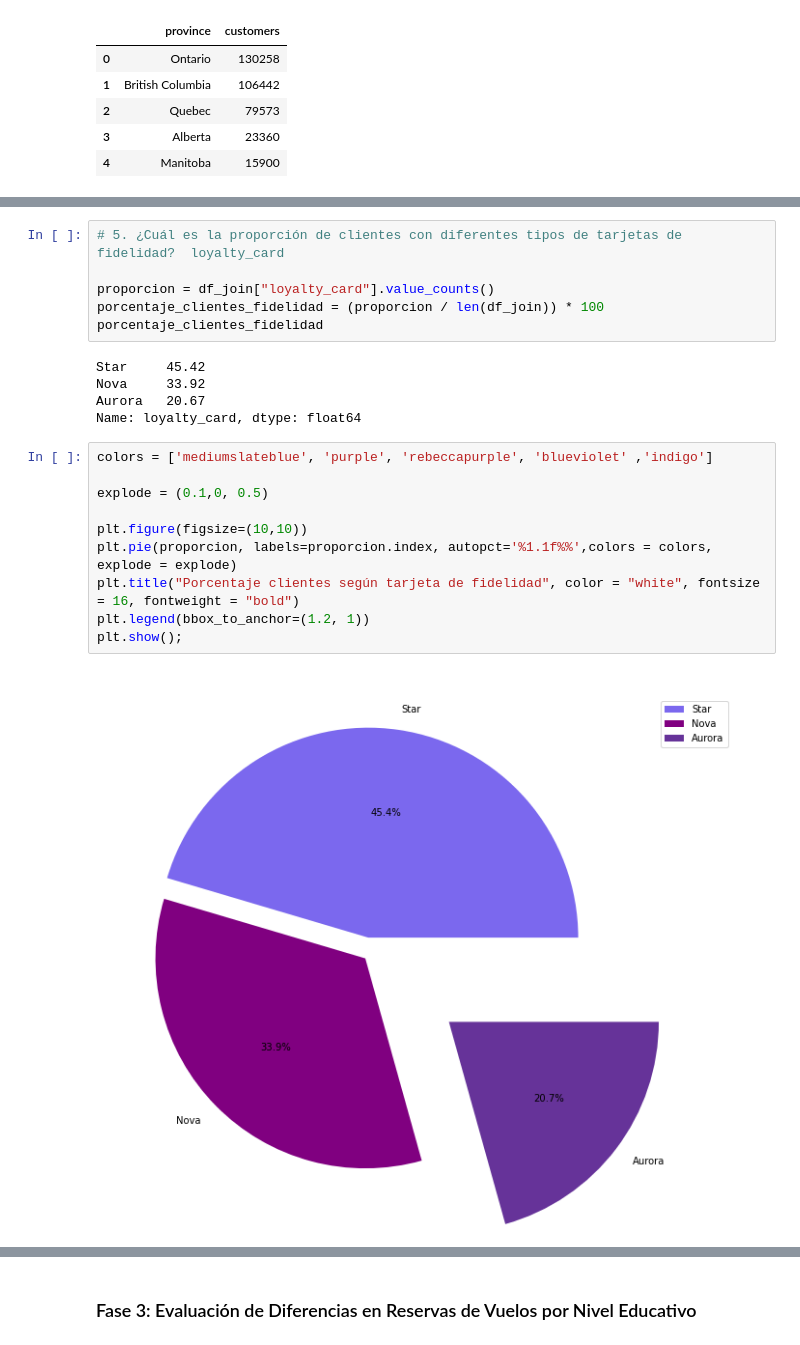
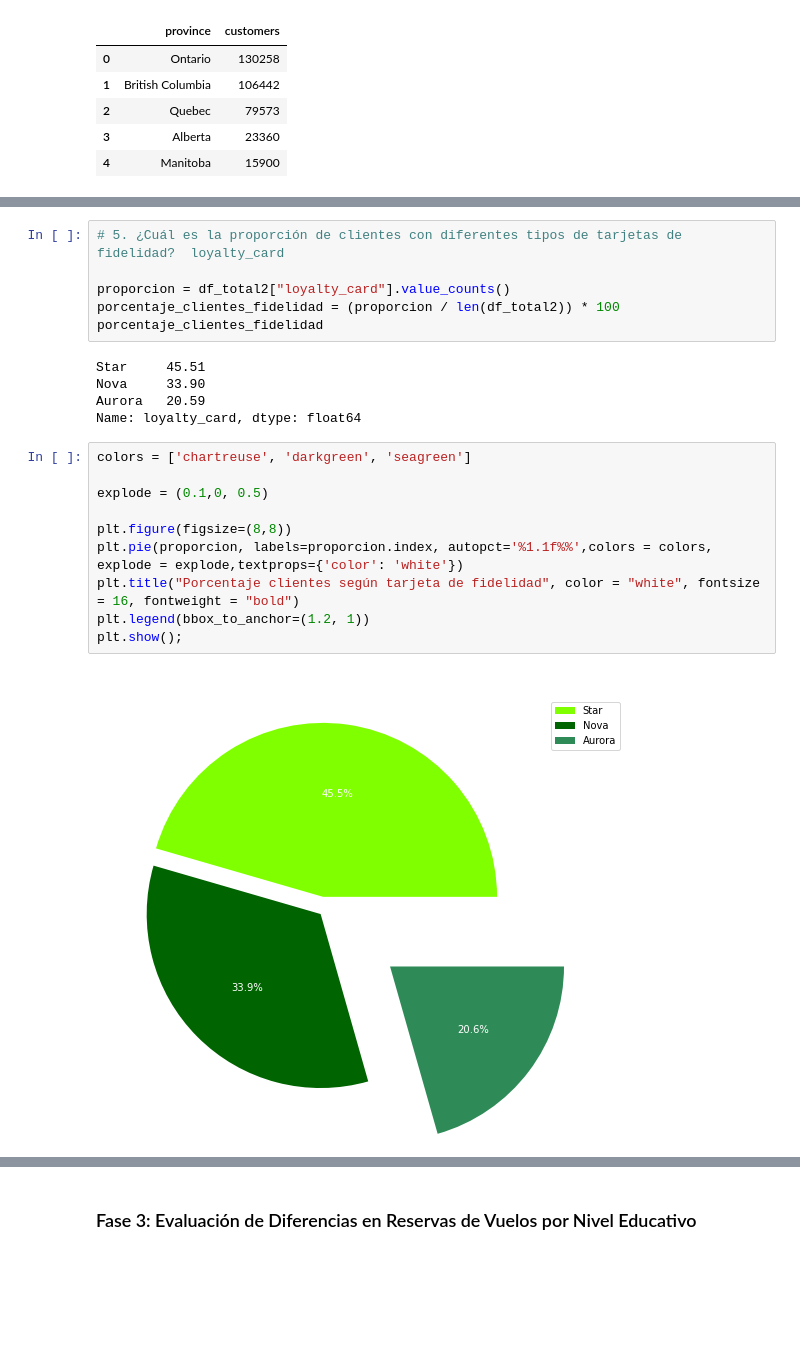
Before and after one commit to Adalab/bda-modulo-3-evaluacion-final-JohannaRL, a Jupyter notebook: final.ipynb, the cells around one changed output, grey strips where cells are left out. Saved outputs shown, nothing was run; the diff lists cells and outputs as text; blank space fills up the shorter version.

```diff
--- a/final.ipynb
+++ b/final.ipynb
@@ -441,26 +437,26 @@ plt.show()
 # %%
 # 5. ¿Cuál es la proporción de clientes con diferentes tipos de tarjetas de fidelidad?  loyalty_card
 
-proporcion = df_join["loyalty_card"].value_counts()
-porcentaje_clientes_fidelidad = (proporcion / len(df_join)) * 100
+proporcion = df_total2["loyalty_card"].value_counts()
+porcentaje_clientes_fidelidad = (proporcion / len(df_total2)) * 100
 porcentaje_clientes_fidelidad
 # %% [output]
-Star     45.42
-Nova     33.92
-Aurora   20.67
+Star     45.51
+Nova     33.90
+Aurora   20.59
 Name: loyalty_card, dtype: float64
 # %%
-colors = ['mediumslateblue', 'purple', 'rebeccapurple', 'blueviolet' ,'indigo']
+colors = ['chartreuse', 'darkgreen', 'seagreen']
 
 explode = (0.1,0, 0.5)
 
-plt.figure(figsize=(10,10))
-plt.pie(proporcion, labels=proporcion.index, autopct='%1.1f%%',colors = colors, explode = explode)
+plt.figure(figsize=(8,8))
+plt.pie(proporcion, labels=proporcion.index, autopct='%1.1f%%',colors = colors, explode = explode,textprops={'color': 'white'})
 plt.title("Porcentaje clientes según tarjeta de fidelidad", color = "white", fontsize = 16, fontweight = "bold")
 plt.legend(bbox_to_anchor=(1.2, 1))
 plt.show();
 # %% [output]
-[figure, old version]
+[figure, new version]
 # %%
 # 6. ¿Cómo se distribuyen los clientes según su estado civil y género? gender - marital_status
 
```
Also changed, not shown: parts of 27 cells of this notebook.
